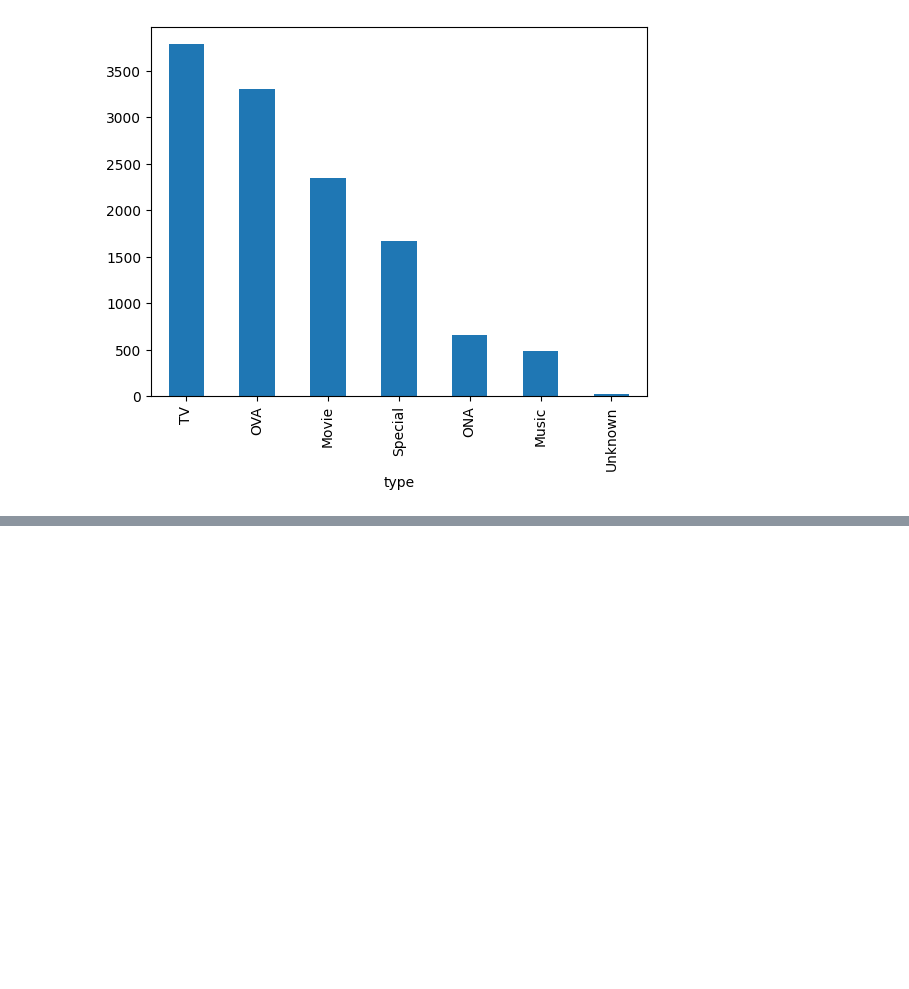
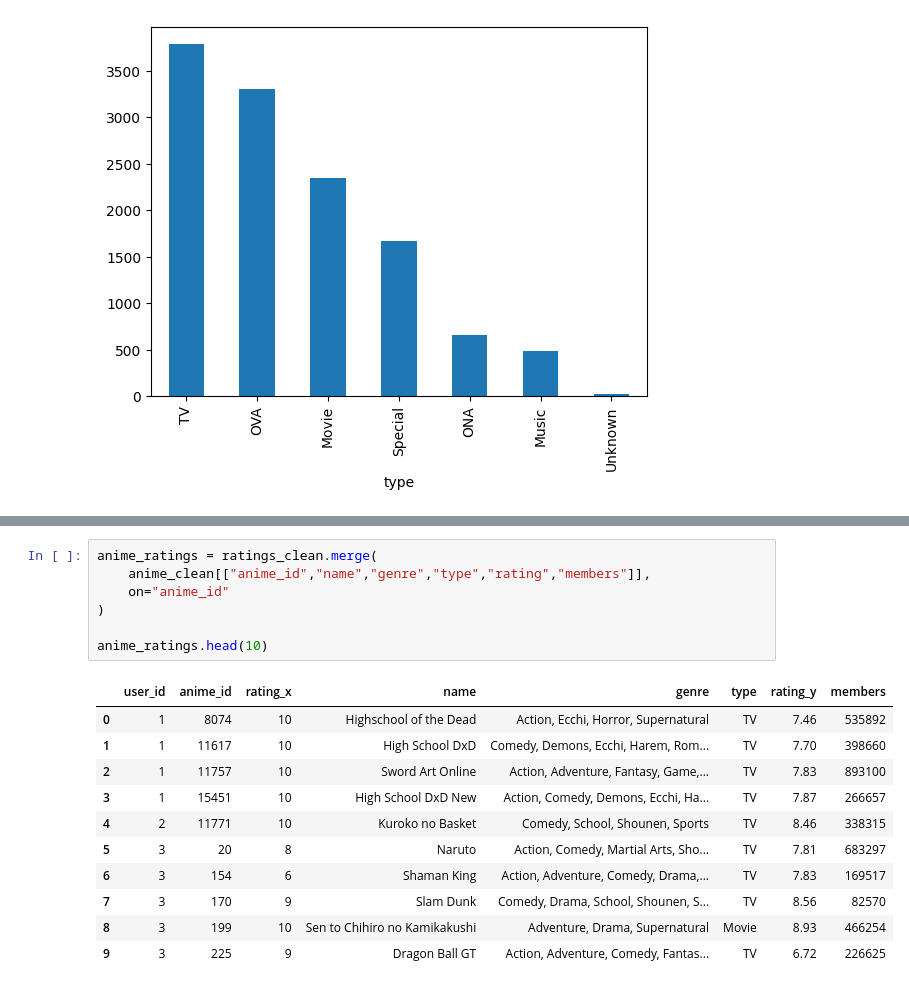
Before and after one commit to vividwhisp/machine-learning-from-scratch, a Jupyter notebook: recommender_system.ipynb, the cells around one changed output, grey strips where cells are left out. Saved outputs shown, nothing was run; the diff lists cells and outputs as text; blank space fills up the shorter version.

```diff
--- a/recommender_system.ipynb
+++ b/recommender_system.ipynb
@@ -125,0 +186,19 @@ anime_clean["type"].value_counts().plot(kind="bar")
+# %%
+anime_ratings = ratings_clean.merge(
+    anime_clean[["anime_id","name","genre","type","rating","members"]],
+    on="anime_id"
+)
+
+anime_ratings.head(10)
+# %% [output]
+|  | user_id | anime_id | rating_x | name | genre | type | rating_y | members |
+| 0 | 1 | 8074 | 10 | Highschool of the Dead | Action, Ecchi, Horror, Supernatural | TV | 7.46 | 535892 |
+| 1 | 1 | 11617 | 10 | High School DxD | Comedy, Demons, Ecchi, Harem, Rom... | TV | 7.70 | 398660 |
+| 2 | 1 | 11757 | 10 | Sword Art Online | Action, Adventure, Fantasy, Game,... | TV | 7.83 | 893100 |
+| 3 | 1 | 15451 | 10 | High School DxD New | Action, Comedy, Demons, Ecchi, Ha... | TV | 7.87 | 266657 |
+| 4 | 2 | 11771 | 10 | Kuroko no Basket | Comedy, School, Shounen, Sports | TV | 8.46 | 338315 |
+| 5 | 3 | 20 | 8 | Naruto | Action, Comedy, Martial Arts, Sho... | TV | 7.81 | 683297 |
+| 6 | 3 | 154 | 6 | Shaman King | Action, Adventure, Comedy, Drama,... | TV | 7.83 | 169517 |
+| 7 | 3 | 170 | 9 | Slam Dunk | Comedy, Drama, School, Shounen, S... | TV | 8.56 | 82570 |
+| 8 | 3 | 199 | 10 | Sen to Chihiro no Kamikakushi | Adventure, Drama, Supernatural | Movie | 8.93 | 466254 |
+| 9 | 3 | 225 | 9 | Dragon Ball GT | Action, Adventure, Comedy, Fantas... | TV | 6.72 | 226625 |
```
Also changed, not shown: parts of 4 cells of this notebook.
